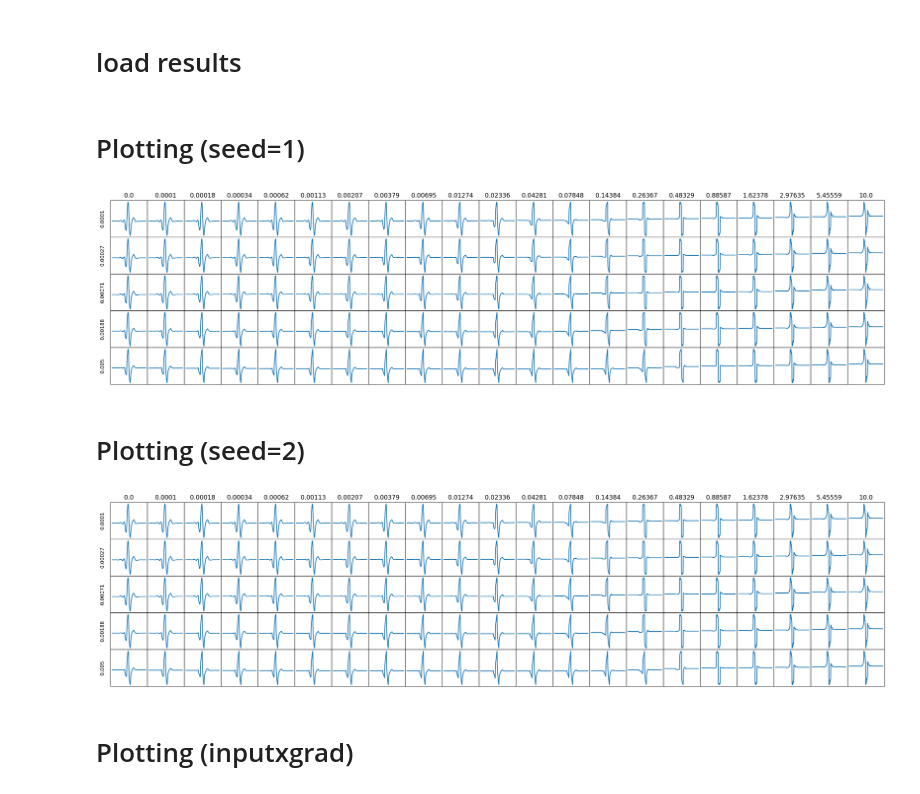
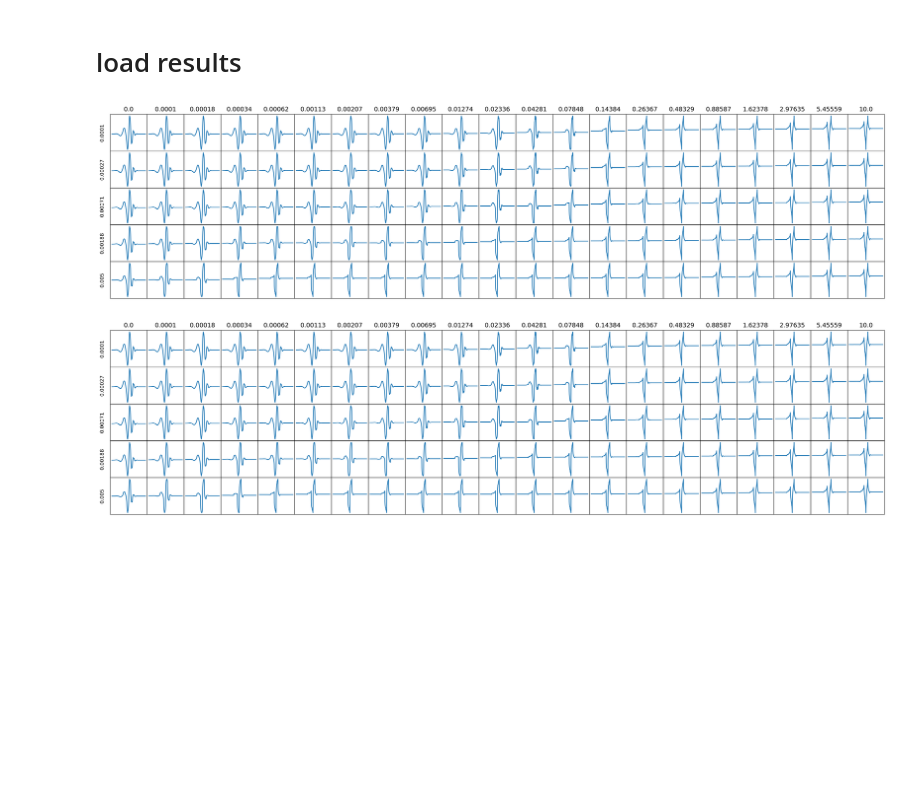
Before and after one commit to Yu-Group/adaptive-wavelets, a Jupyter notebook: notebooks/biology/02_results.ipynb, the cells around one changed output. Saved outputs shown, nothing was run; the diff lists cells and outputs as text; code cells hidden in the pictures; blank space fills up the shorter version.

```diff
--- a/notebooks/biology/02_results.ipynb
+++ b/notebooks/biology/02_results.ipynb
@@ -36,8 +36,10 @@ The autoreload extension is already loaded. To reload it, use:
 # %% [markdown]
 # load results
 # %%
-wave = 'sym5'
-dirs = [wave + "_saliency_warmstart_seed=1", wave + "_saliency_warmstart_seed=2", wave + "_inputxgrad_warmstart_seed=1"]
+dirs = [
+        "db5_saliency_warmstart_seed=1",
+        "db5_saliency_warmstart_seed=2"
+        ]
 results = []
 models = []
 for i in range(len(dirs)):
@@ -51,11 +53,9 @@ for i in range(len(dirs)):
         if fname[-3:] == 'pkl':
             results_list.append(pkl.load(open(opj(out_dir, fname), 'rb')))
         if fname[-3:] == 'pth':
-            wt = DWT1d(wave=wave, mode='zero', J=4, init_factor=1, noise_factor=0.0).to(device)
+            wt = DWT1d(wave='db5', mode='zero', J=4, init_factor=1, noise_factor=0.0).to(device)
             wt.load_state_dict(torch.load(opj(out_dir, fname)))
             models_list.append(wt)
     results.append(pd.DataFrame(results_list))
     models.append(models_list)
-# %% [markdown]
-# Plotting (seed=1)
 # %%
@@ -92,32 +97,33 @@ for r in range(R):
 # %%
-plt.figure(figsize=(C+1, R+1), dpi=200)
+plt.figure(figsize=(C+1, R+1), dpi=300)
 gs = gridspec.GridSpec(R, C,
          wspace=0.0, hspace=0.0,
          top=1.-0.5/(R+1), bottom=0.5/(R+1),
          left=0.5/(C+1), right=1-0.5/(C+1))
 
-i = 0
+index = 0 # select which result to display
+lamwaves = np.fromiter(dics[index]['lamL1wave'].values(), dtype=float)
+lamattrs = np.fromiter(dics[index]['lamL1attr'].values(), dtype=float)
+lamwaves = np.unique(lamwaves)
+lamattrs = np.unique(lamattrs)
 for r in range(R):
     for c in range(C):
         ax = plt.subplot(gs[r,c])
-        ax.plot(x, psi_list[i])
+        ax.plot(x, dics[index]['psi'][(r,c)])
         ax.set_xticklabels([])
         ax.set_yticklabels([])
         ax.tick_params(
             axis='both',
             which='both',
             bottom=False,
             top=False,
             left=False,
             right=False,
             labelbottom=False)
         if c == 0:
-            plt.ylabel(str(lamL1wave_grid[r]))
+            plt.ylabel(str(lamwaves[r]))
         if r == 0:
-            plt.title(str(lamL1attr_grid[c]))
-        i += 1
+            plt.title(str(lamattrs[c]))
 plt.show()
 # %% [output]
-[figure, old version]
+[figure, new version]
-# %% [markdown]
-# Plotting (seed=2)
@@ -155,15 +130,19 @@ for r in range(R):
 # %%
-plt.figure(figsize=(C+1, R+1), dpi=200)
+plt.figure(figsize=(C+1, R+1), dpi=300)
 gs = gridspec.GridSpec(R, C,
          wspace=0.0, hspace=0.0,
          top=1.-0.5/(R+1), bottom=0.5/(R+1),
          left=0.5/(C+1), right=1-0.5/(C+1))
 
-i = 0
+index = 1 # select which result to display
+lamwaves = np.fromiter(dics[index]['lamL1wave'].values(), dtype=float)
+lamattrs = np.fromiter(dics[index]['lamL1attr'].values(), dtype=float)
+lamwaves = np.unique(lamwaves)
+lamattrs = np.unique(lamattrs)
 for r in range(R):
     for c in range(C):
         ax = plt.subplot(gs[r,c])
-        ax.plot(x, psi_list[i])
+        ax.plot(x, dics[index]['psi'][(r,c)])
         ax.set_xticklabels([])
         ax.set_yticklabels([])
         ax.tick_params(
@@ -175,12 +154,9 @@ for r in range(R):
             right=False,
             labelbottom=False)
         if c == 0:
-            plt.ylabel(str(lamL1wave_grid[r]))
+            plt.ylabel(str(lamwaves[r]))
         if r == 0:
-            plt.title(str(lamL1attr_grid[c]))
-        i += 1
+            plt.title(str(lamattrs[c]))
 plt.show()
 # %% [output]
-[figure, old version]
+[figure, new version]
-# %% [markdown]
-# Plotting (inputxgrad)
```
Also changed, not shown: parts of 4 cells of this notebook, 17 other files.
